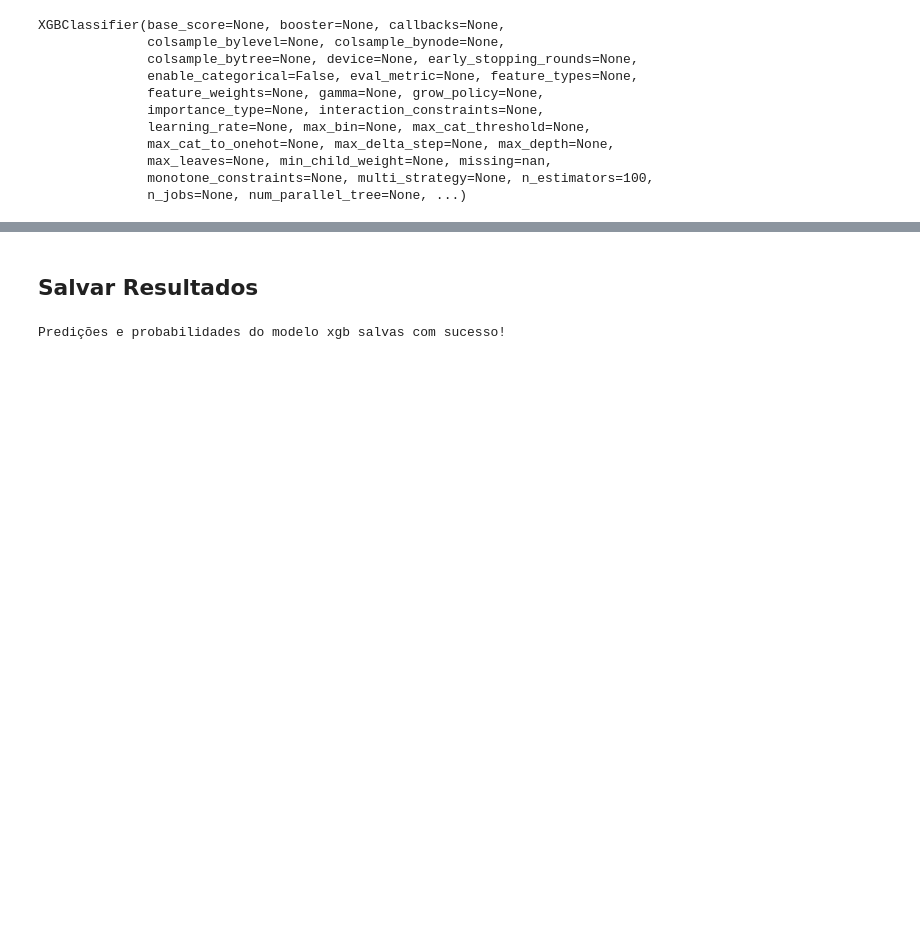
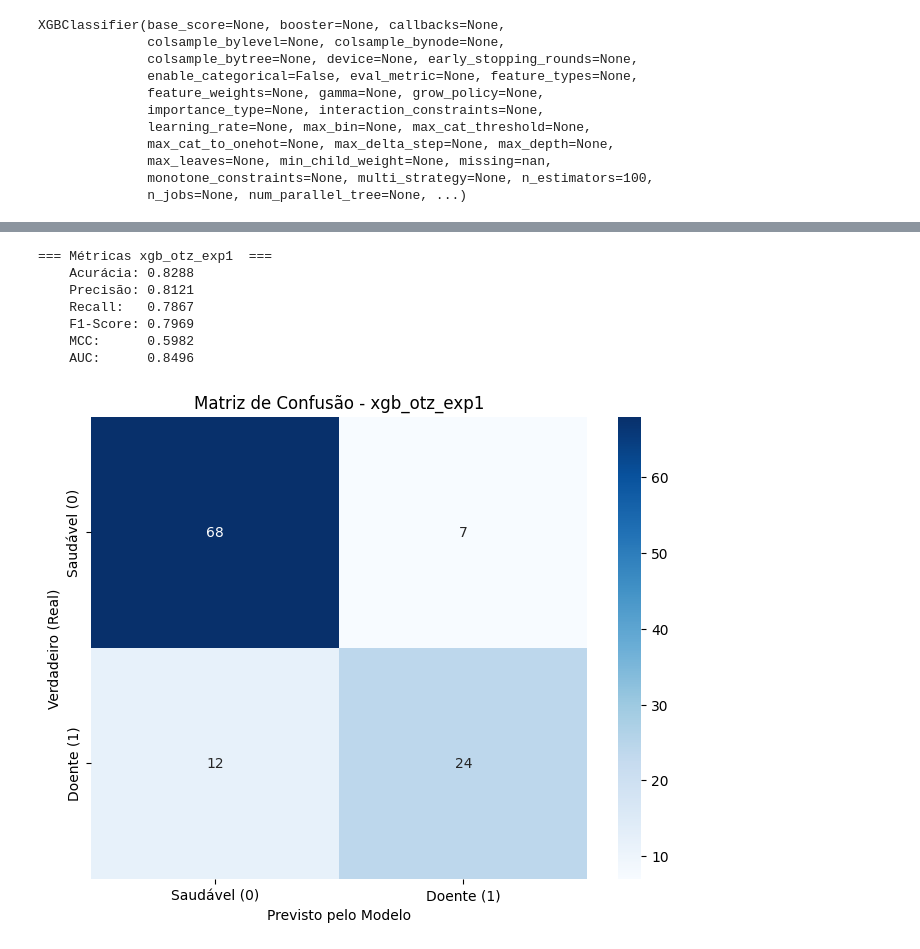
Before and after one commit to RenanCatini/cbc_covid19, a Jupyter notebook: notebooks/06_xgb.ipynb, the cells around one changed output, grey strips where cells are left out. Cells and saved outputs as stored; diff of their text form; code cells hidden in the pictures; blank space fills up the shorter version.

```diff
--- a/notebooks/06_xgb.ipynb
+++ b/notebooks/06_xgb.ipynb
@@ -232,38 +130,16 @@ AUC:      0.8622
-# %% [markdown]
-## Salvar Resultados
-# %%
-import os
-import pandas as pd
-
-nome_modelo = 'xgb'
-
-# Caminhos dos arquivos
-pasta_results = os.path.join(caminho, 'results')
-os.makedirs(pasta_results, exist_ok=True)
-
-arquivo_pred = os.path.join(pasta_results, 'predicoes.csv')
-arquivo_proba = os.path.join(pasta_results, 'probabilidades.csv')
-
-# Monta a linha com as predições de teste
-linha_pred_teste = [nome_modelo, 'teste'] + list(y_pred_best)
-
-# Salva adicionando no final do arquivo (mode='a')
-pd.DataFrame([linha_pred_teste]).to_csv(
-    arquivo_pred, mode='a', header=False, index=False
-)
-
-# Monta a linha com as probabilidades de teste
-probs = (
-    y_prob_best[:, 1]
-    if hasattr(y_prob_best, 'ndim') and y_prob_best.ndim == 2
-    else y_prob_best
-)
-linha_proba_teste = [nome_modelo, 'teste'] + list(probs)
-
-pd.DataFrame([linha_proba_teste]).to_csv(
-    arquivo_proba, mode='a', header=False, index=False
-)
-
-print(f'Predições e probabilidades do modelo {nome_modelo} salvas com sucesso!')
-# %% [output]
-Predições e probabilidades do modelo xgb salvas com sucesso!
+# %%
+# Avaliar resultados e salvar
+y_pred_otz_exp1 = experimento_1.best_model.predict(X_test_exp1)
+y_prob_otz_exp1 = experimento_1.best_model.predict_proba(X_test_exp1)[:, 1]
+
+evaluate_model(y_test_exp1, y_pred_otz_exp1, y_prob_otz_exp1, 'xgb_otz_exp1')
+save_results(y_pred_otz_exp1, y_prob_otz_exp1, 'xgb_otz_exp1', caminho)
+# %% [output]
+=== Métricas xgb_otz_exp1  ===
+    Acurácia: 0.8288
+    Precisão: 0.8121
+    Recall:   0.7867
+    F1-Score: 0.7969
+    MCC:      0.5982
+    AUC:      0.8496
+[figure, added]
```
Also changed, not shown: parts of 15 cells of this notebook, 16 other files.
